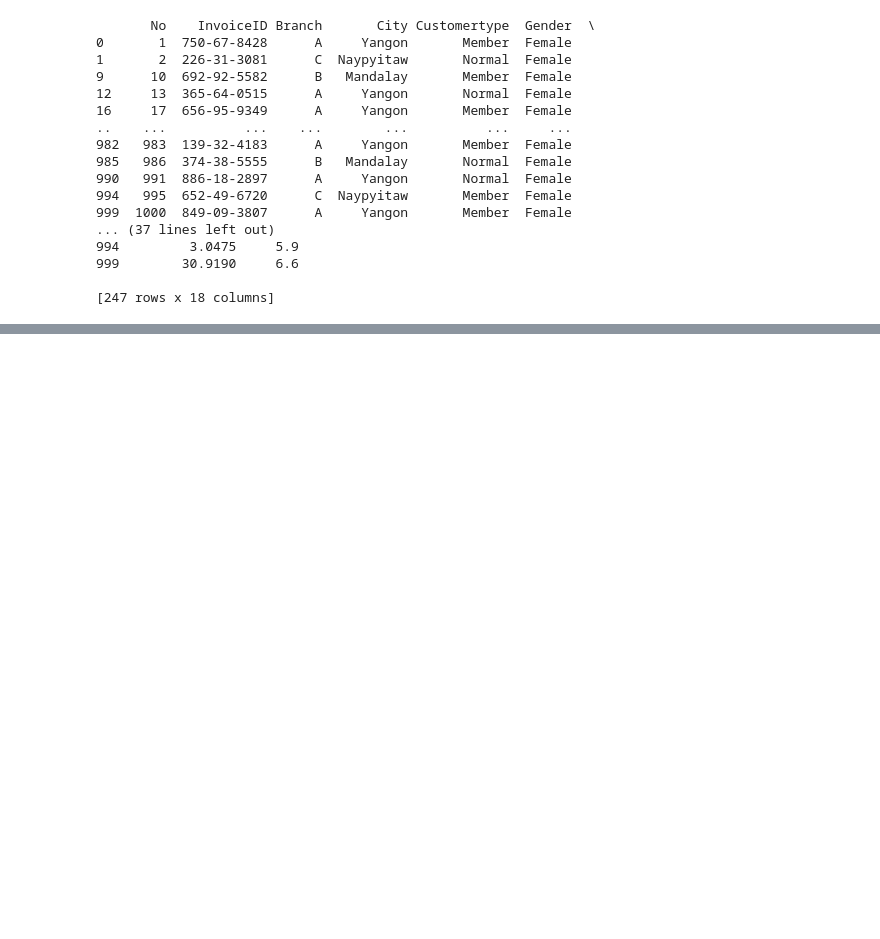
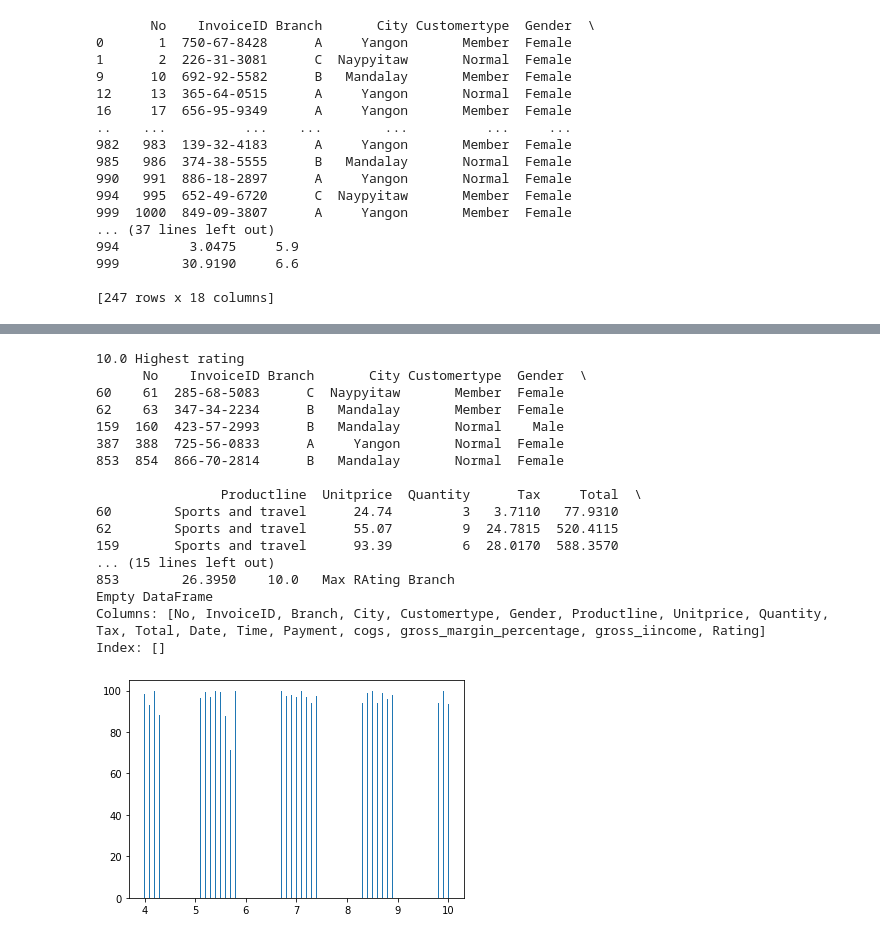
Before and after one commit to JeswinThomasAJ/Business-Analytics-with-Python, a Jupyter notebook: Copy_of_Question_and_ans.ipynb, the cells around one changed output, grey strips where cells are left out. Saved outputs shown, nothing was run; the diff lists cells and outputs as text; code cells hidden in the pictures; blank space fills up the shorter version.

```diff
--- a/Copy_of_Question_and_ans.ipynb
+++ b/Copy_of_Question_and_ans.ipynb
@@ -808,0 +847,30 @@ ValueError: ignored
+# %%
+x2=df["Rating"]
+y2=df["Unitprice"]
+plt.bar(x2,y2,width=.01)
+ro1=df["Rating"].max()
+print(ro1,"Highest rating")
+m2=df.loc[df["Rating"]==ro1]
+print(m2,"Max RAting Branch")
+high=df[df["Branch"]==10]
+highg=df[df["Gender"]==10]
+print(high)
+# %% [output]
+10.0 Highest rating
+      No    InvoiceID Branch       City Customertype  Gender  \
+60    61  285-68-5083      C  Naypyitaw       Member  Female
+62    63  347-34-2234      B   Mandalay       Member  Female
+159  160  423-57-2993      B   Mandalay       Normal    Male
+387  388  725-56-0833      A     Yangon       Normal  Female
+853  854  866-70-2814      B   Mandalay       Normal  Female
+
+                Productline  Unitprice  Quantity      Tax     Total  \
+60        Sports and travel      24.74         3   3.7110   77.9310
+62        Sports and travel      55.07         9  24.7815  520.4115
+159       Sports and travel      93.39         6  28.0170  588.3570
+... (15 lines left out)
+853        26.3950    10.0   Max RAting Branch
+Empty DataFrame
+Columns: [No, InvoiceID, Branch, City, Customertype, Gender, Productline, Unitprice, Quantity, Tax, Total, Date, Time, Payment, cogs, gross_margin_percentage, gross_iincome, Rating]
+Index: []
+[figure, added]
```
Also changed, not shown: parts of 8 cells of this notebook.
